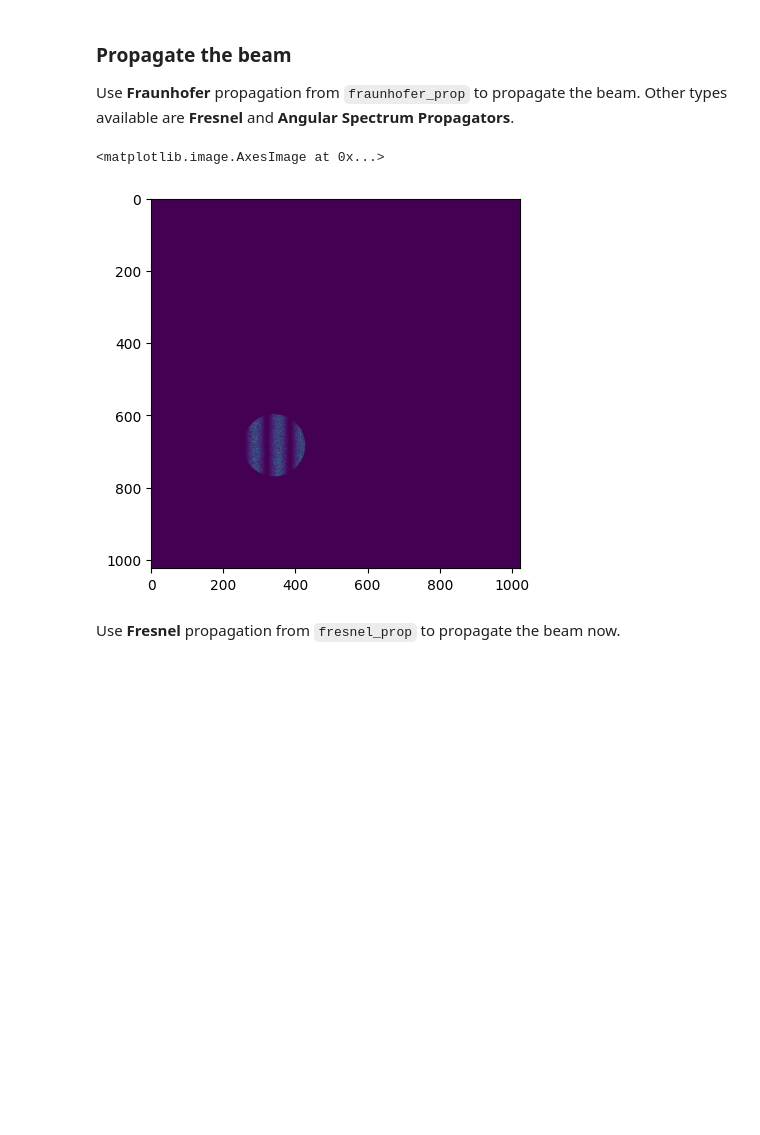
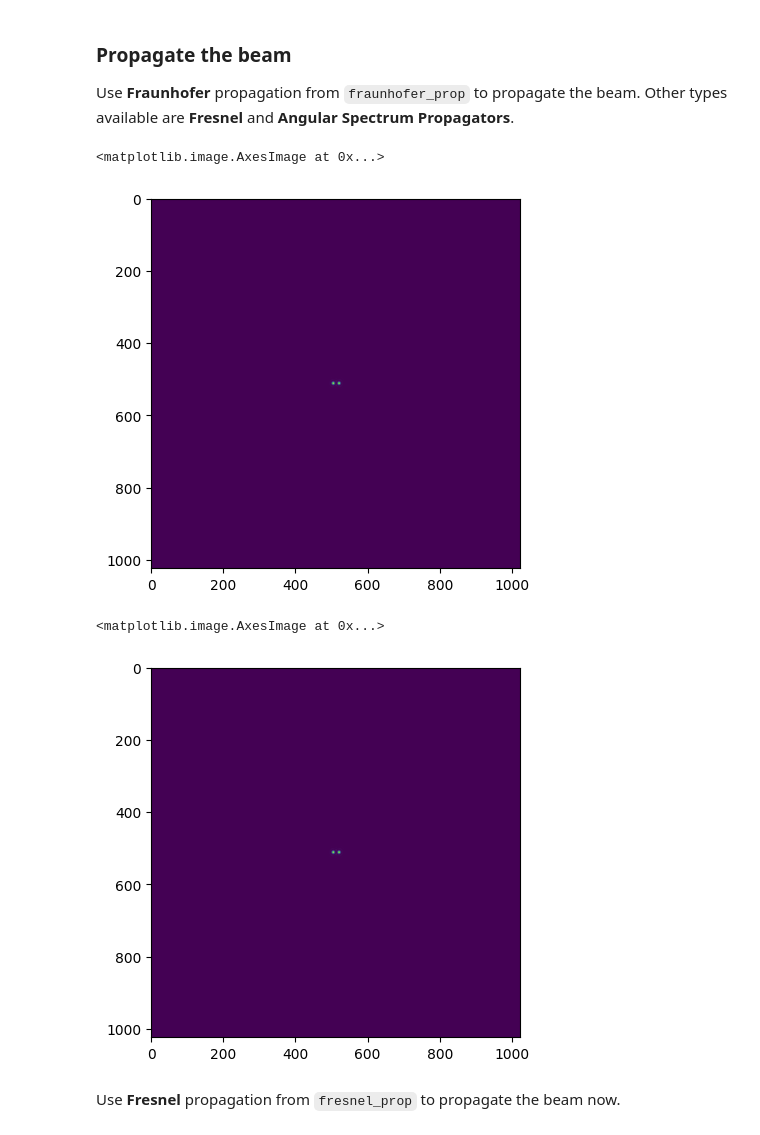
Before and after one commit to debangshu-mukherjee/janssen, a Jupyter notebook: tutorials/Diffractogram.ipynb, the cells around one changed output. Drawn from its saved outputs; the diff is of its cells as text; code cells hidden in the pictures; blank space fills up the shorter version.

```diff
--- a/tutorials/Diffractogram.ipynb
+++ b/tutorials/Diffractogram.ipynb
@@ -88,11 +88,17 @@ plt.imshow(jnp.abs(after_aperture.field)**2)
 ### Propagate the beam
 Use **Fraunhofer** propagation from `fraunhofer_prop` to propagate the beam. Other types available are **Fresnel** and **Angular Spectrum Propagators**.
 # %%
-at_camera_fraunhofer = fraunhofer_prop(after_aperture, 0.1)
+at_camera_fraunhofer = jns.prop.fraunhofer_prop(after_aperture, 0.000001)
 plt.imshow(jnp.abs(at_camera_fraunhofer.field)**2)
 # %% [output]
 <matplotlib.image.AxesImage at 0x...>
-[figure, old version]
+[figure, new version]
+# %%
+at_camera_fraunhofer = jns.prop.fraunhofer_prop(after_aperture, 1)
+plt.imshow(jnp.abs(at_camera_fraunhofer.field)**2)
+# %% [output]
+<matplotlib.image.AxesImage at 0x...>
+[figure, added]
 # %% [markdown]
 Use **Fresnel** propagation from `fresnel_prop` to propagate the beam now.
 # %%
```
Also changed, not shown: parts of 3 cells of this notebook, 7 other files.
